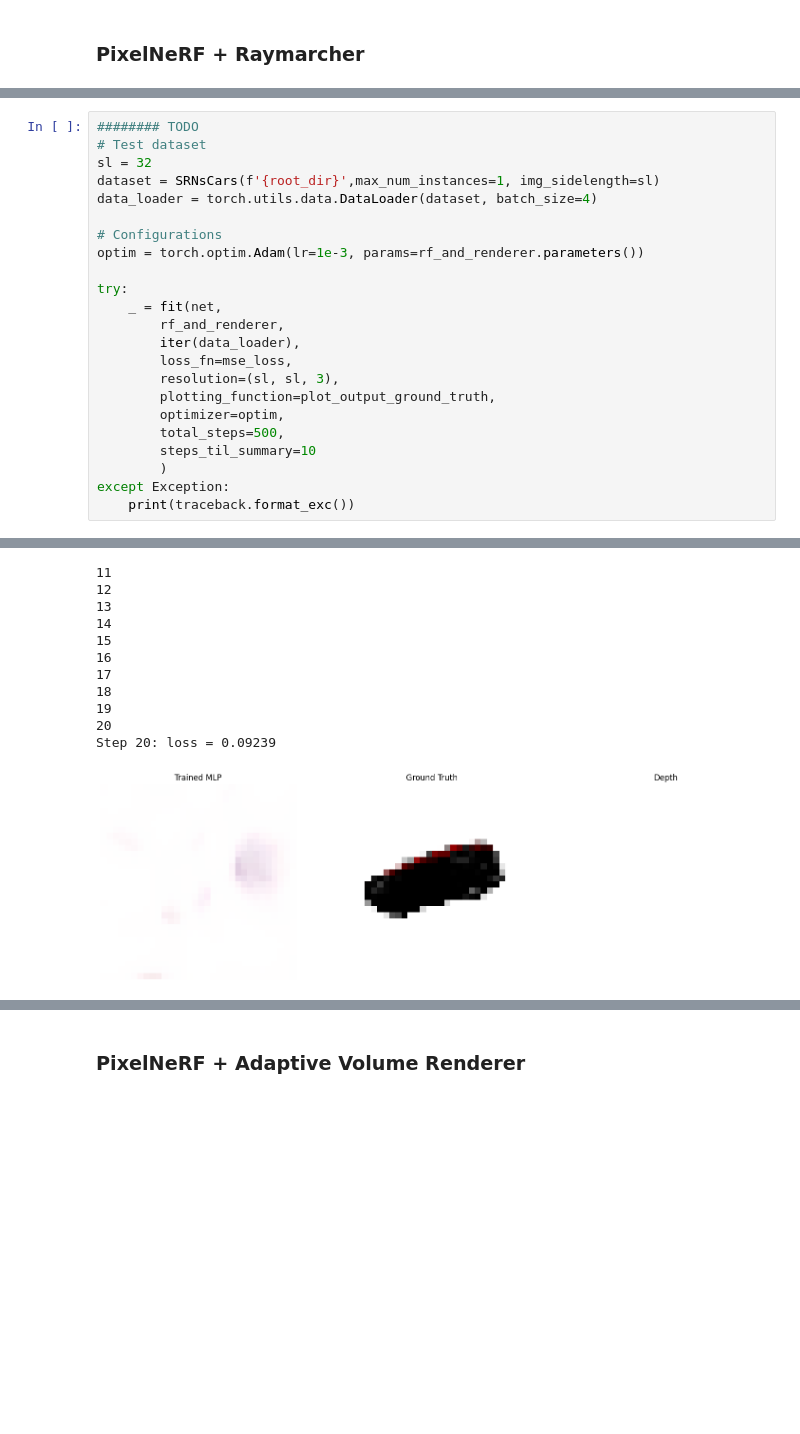
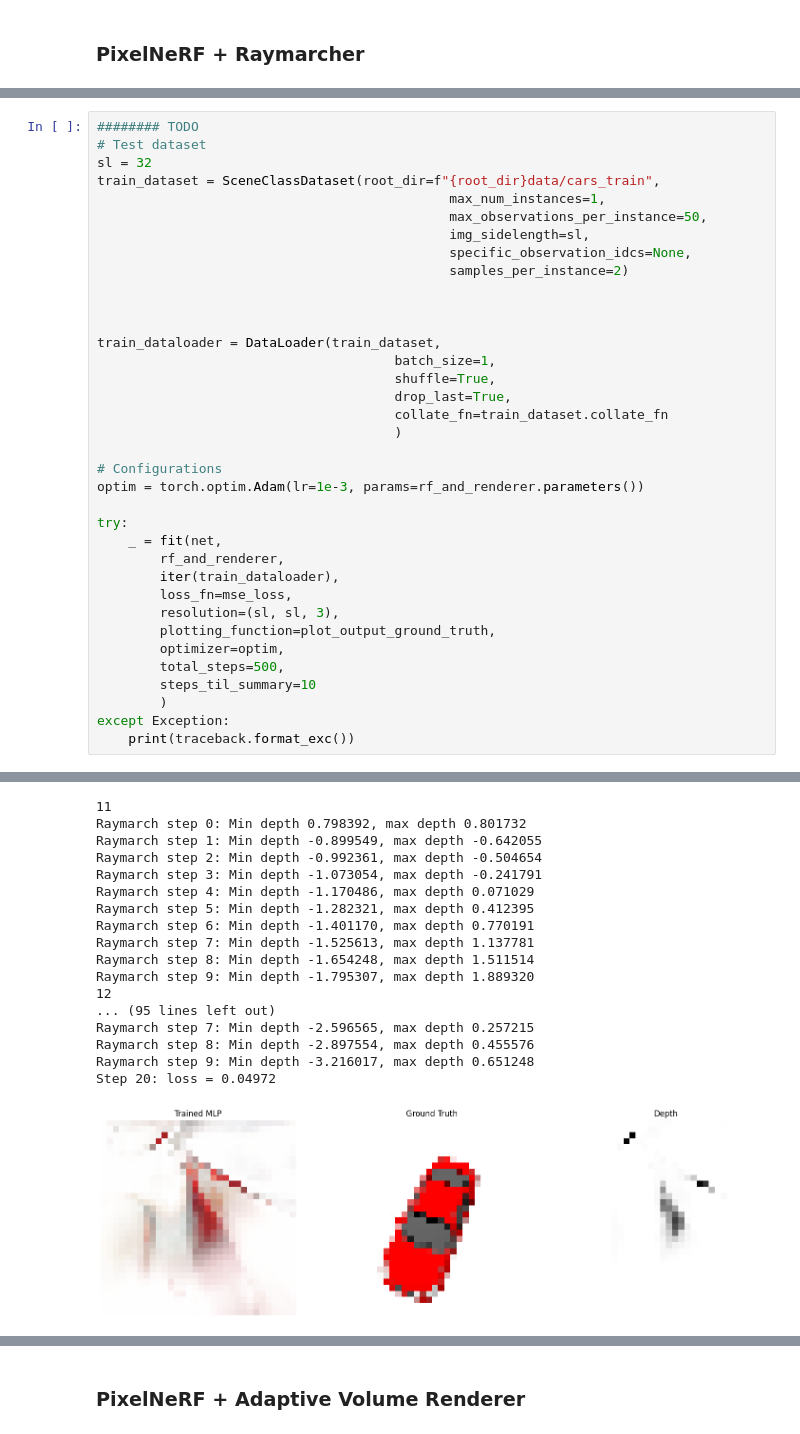
Before and after one commit to yankeesong/adaptive-volume-rendering, a Jupyter notebook: 6S980_Project.ipynb, the cells around one changed output, grey strips where cells are left out. Cells and saved outputs as stored; diff of their text form; blank space fills up the shorter version.

```diff
--- a/6S980_Project.ipynb
+++ b/6S980_Project.ipynb
@@ -252,8 +237,21 @@ Load /Users/jameszli/desktop/MIT/6.S980/checkpoints/srn_car/pixel_nerf_latest
 ######## TODO
 # Test dataset
 sl = 32
-dataset = SRNsCars(f'{root_dir}',max_num_instances=1, img_sidelength=sl)
-data_loader = torch.utils.data.DataLoader(dataset, batch_size=4)
+train_dataset = SceneClassDataset(root_dir=f"{root_dir}data/cars_train",
+                                             max_num_instances=1,
+                                             max_observations_per_instance=50,
+                                             img_sidelength=sl,
+                                             specific_observation_idcs=None,
+                                             samples_per_instance=2)
+
+
+
+train_dataloader = DataLoader(train_dataset,
+                                      batch_size=1,
+                                      shuffle=True,
+                                      drop_last=True,
+                                      collate_fn=train_dataset.collate_fn
+                                      )
 
 # Configurations
 optim = torch.optim.Adam(lr=1e-3, params=rf_and_renderer.parameters())
@@ -261,7 +259,7 @@ optim = torch.optim.Adam(lr=1e-3, params=rf_and_renderer.parameters())
 try:
     _ = fit(net,
         rf_and_renderer,
-        iter(data_loader),
+        iter(train_dataloader),
         loss_fn=mse_loss,
         resolution=(sl, sl, 3),
         plotting_function=plot_output_ground_truth,
@@ -290,13 +304,19 @@ Step 10: loss = 0.08707
 11
+Raymarch step 0: Min depth 0.798392, max depth 0.801732
+Raymarch step 1: Min depth -0.899549, max depth -0.642055
+Raymarch step 2: Min depth -0.992361, max depth -0.504654
+Raymarch step 3: Min depth -1.073054, max depth -0.241791
+Raymarch step 4: Min depth -1.170486, max depth 0.071029
+Raymarch step 5: Min depth -1.282321, max depth 0.412395
+Raymarch step 6: Min depth -1.401170, max depth 0.770191
+Raymarch step 7: Min depth -1.525613, max depth 1.137781
+Raymarch step 8: Min depth -1.654248, max depth 1.511514
+Raymarch step 9: Min depth -1.795307, max depth 1.889320
 12
-13
-14
-15
-16
-17
-18
-19
-20
-Step 20: loss = 0.09239
+... (95 lines left out)
+Raymarch step 7: Min depth -2.596565, max depth 0.257215
+Raymarch step 8: Min depth -2.897554, max depth 0.455576
+Raymarch step 9: Min depth -3.216017, max depth 0.651248
+Step 20: loss = 0.04972
-[figure, old version]
+[figure, new version]
 21
```
Also changed, not shown: parts of 9 cells of this notebook, 1 other file.
